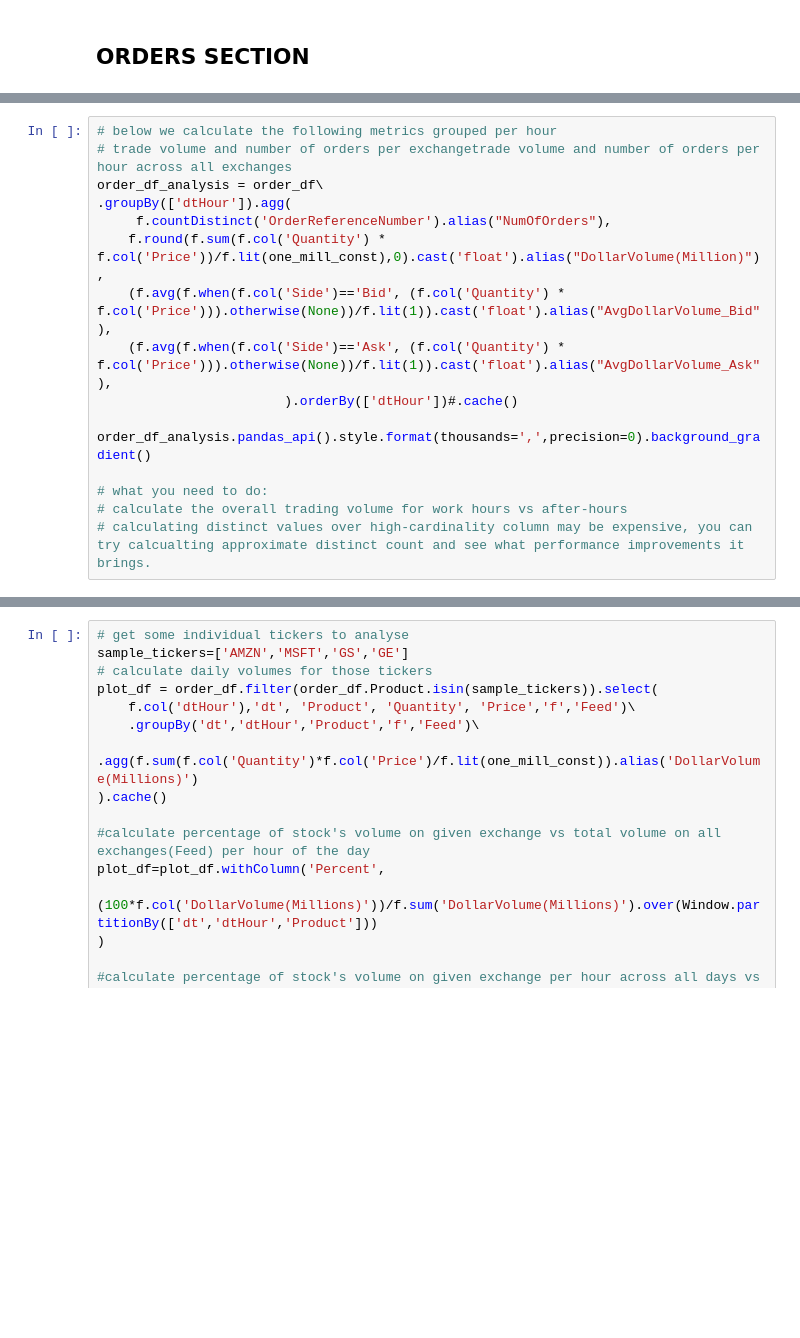
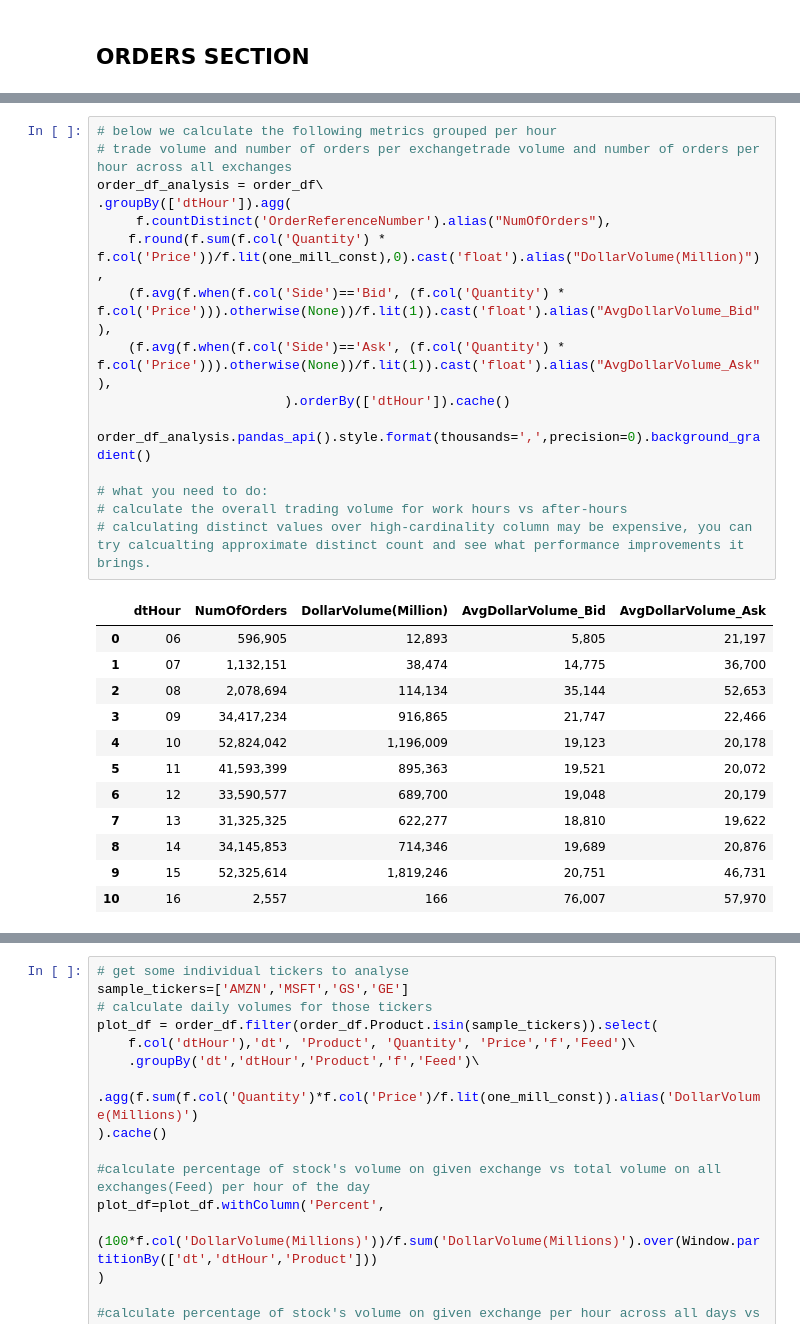
Before and after one commit to aws-samples/quant-research, a Jupyter notebook: src/notebooks/equity_market_microstructure/tca_lseg.ipynb, the cells around one changed output, grey strips where cells are left out. Drawn from its saved outputs; the diff is of its cells as text; blank space fills up the shorter version.

```diff
--- a/src/notebooks/equity_market_microstructure/tca_lseg.ipynb
+++ b/src/notebooks/equity_market_microstructure/tca_lseg.ipynb
@@ -51,19 +58,32 @@ order_df.groupBy(['feed','f']).agg((f.sum(f.col('Quantity') * f.col('Price'))/f.
 # %%
 # below we calculate the following metrics grouped per hour
 # trade volume and number of orders per exchangetrade volume and number of orders per hour across all exchanges
 order_df_analysis = order_df\
 .groupBy(['dtHour']).agg(
      f.countDistinct('OrderReferenceNumber').alias("NumOfOrders"),
     f.round(f.sum(f.col('Quantity') * f.col('Price'))/f.lit(one_mill_const),0).cast('float').alias("DollarVolume(Million)"),
     (f.avg(f.when(f.col('Side')=='Bid', (f.col('Quantity') * f.col('Price'))).otherwise(None))/f.lit(1)).cast('float').alias("AvgDollarVolume_Bid"),
     (f.avg(f.when(f.col('Side')=='Ask', (f.col('Quantity') * f.col('Price'))).otherwise(None))/f.lit(1)).cast('float').alias("AvgDollarVolume_Ask"),
-                        ).orderBy(['dtHour'])#.cache()
+                        ).orderBy(['dtHour']).cache()
 
 order_df_analysis.pandas_api().style.format(thousands=',',precision=0).background_gradient()
 
 # what you need to do:
 # calculate the overall trading volume for work hours vs after-hours
 # calculating distinct values over high-cardinality column may be expensive, you can try calcualting approximate distinct count and see what performance improvements it brings.
+# %% [output]
+|  | dtHour | NumOfOrders | DollarVolume(Million) | AvgDollarVolume_Bid | AvgDollarVolume_Ask |
+| 0 | 06 | 596,905 | 12,893 | 5,805 | 21,197 |
+| 1 | 07 | 1,132,151 | 38,474 | 14,775 | 36,700 |
+| 2 | 08 | 2,078,694 | 114,134 | 35,144 | 52,653 |
+| 3 | 09 | 34,417,234 | 916,865 | 21,747 | 22,466 |
+| 4 | 10 | 52,824,042 | 1,196,009 | 19,123 | 20,178 |
+| 5 | 11 | 41,593,399 | 895,363 | 19,521 | 20,072 |
+| 6 | 12 | 33,590,577 | 689,700 | 19,048 | 20,179 |
+| 7 | 13 | 31,325,325 | 622,277 | 18,810 | 19,622 |
+| 8 | 14 | 34,145,853 | 714,346 | 19,689 | 20,876 |
+| 9 | 15 | 52,325,614 | 1,819,246 | 20,751 | 46,731 |
+| 10 | 16 | 2,557 | 166 | 76,007 | 57,970 |
 # %%
 #plot line graph based on spark query results using seaborn
 #import seaborn as sns
```
Also changed, not shown: parts of 15 cells of this notebook.
